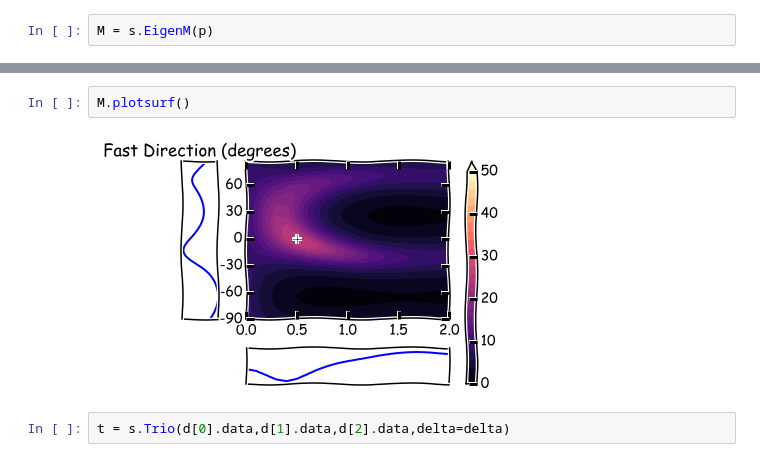
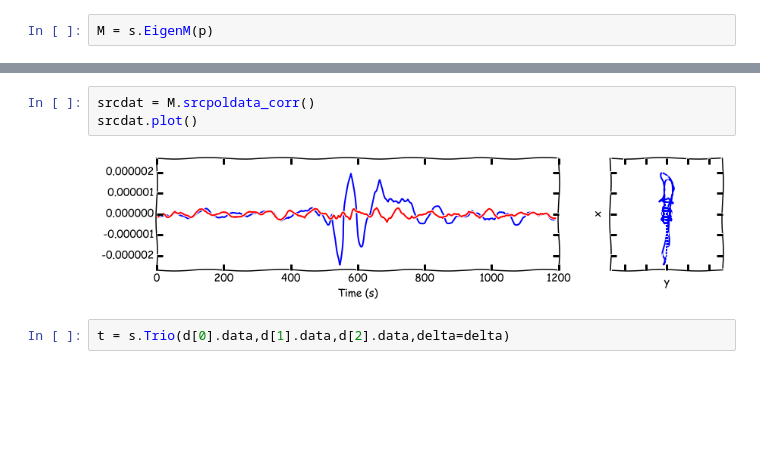
Before and after one commit to JackWalpole/splitwavepy, a Jupyter notebook: devel/Work_with_obspy.ipynb, the cells around one changed output, grey strips where cells are left out. Drawn from its saved outputs; the diff is of its cells as text; blank space fills up the shorter version.

```diff
--- a/devel/Work_with_obspy.ipynb
+++ b/devel/Work_with_obspy.ipynb
@@ -128,7 +128,8 @@ M.plot()
-# %%
-M.plotsurf()
-# %% [output]
-[figure, removed]
+# %%
+srcdat = M.srcpoldata_corr()
+srcdat.plot()
+# %% [output]
+[figure, added]
 # %%
 t = s.Trio(d[0].data,d[1].data,d[2].data,delta=delta)
 # %%
```
Also changed, not shown: parts of 7 cells of this notebook, 1 other file.
